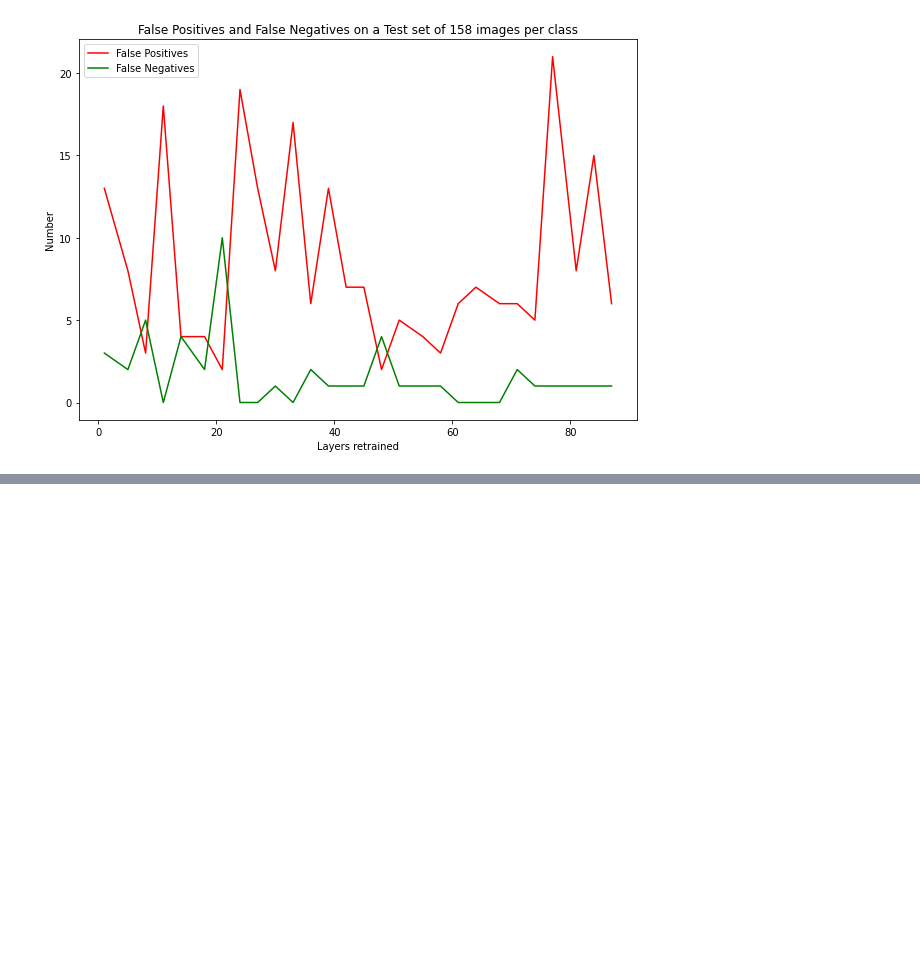
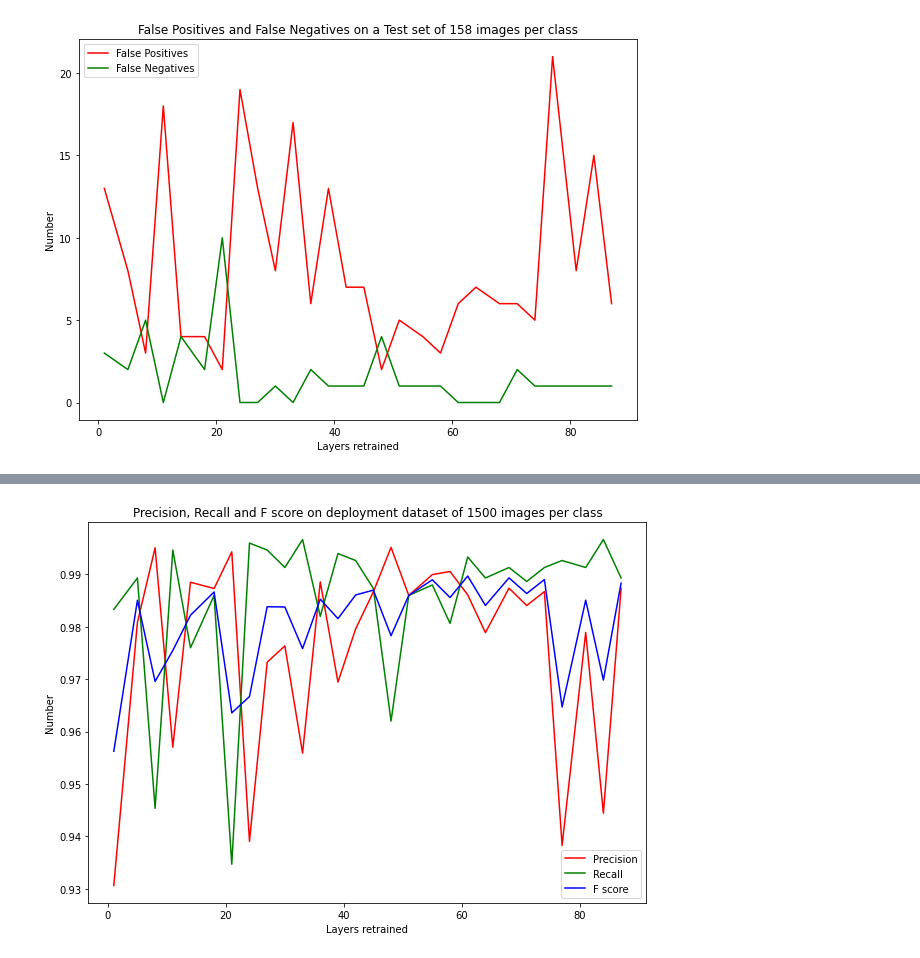
Before and after one commit to runo-hr/Pneumonia-Detection, a Jupyter notebook: MobileNet/mobilenet.ipynb, the cells around one changed output, grey strips where cells are left out. Cells and saved outputs as stored; diff of their text form; code cells hidden in the pictures; blank space fills up the shorter version.

```diff
--- a/MobileNet/mobilenet.ipynb
+++ b/MobileNet/mobilenet.ipynb
@@ -343,0 +446,14 @@ plt.show()
+# %%
+plt.figure(figsize = (10,7))
+plt.plot(deploy_df['Precision'],color = 'red', label = 'Precision')
+plt.plot(deploy_df['Recall'],color = 'green', label = 'Recall')
+plt.plot(deploy_df['F score'],color = 'blue', label = 'F score')
+
+
+plt.xlabel('Layers retrained')
+plt.ylabel('Number')
+plt.legend()
+plt.title('Precision, Recall and F score on deployment dataset of 1500 images per class')
+plt.show()
+# %% [output]
+[figure, added]
```
Also changed, not shown: parts of 25 cells of this notebook, 2 other files.
